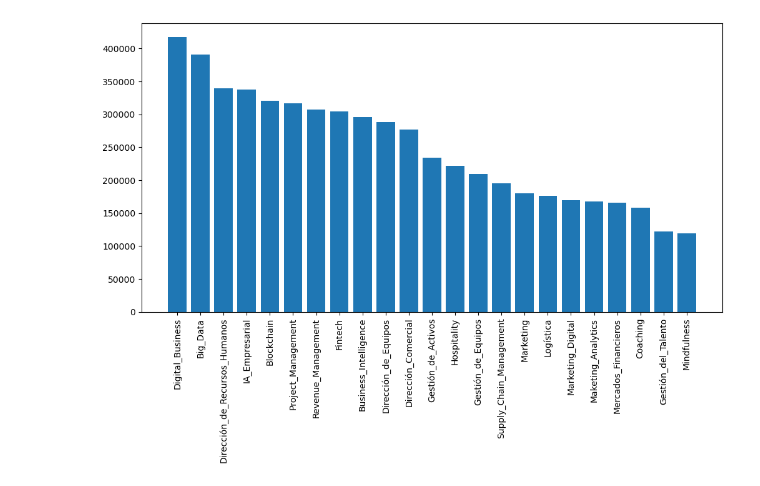
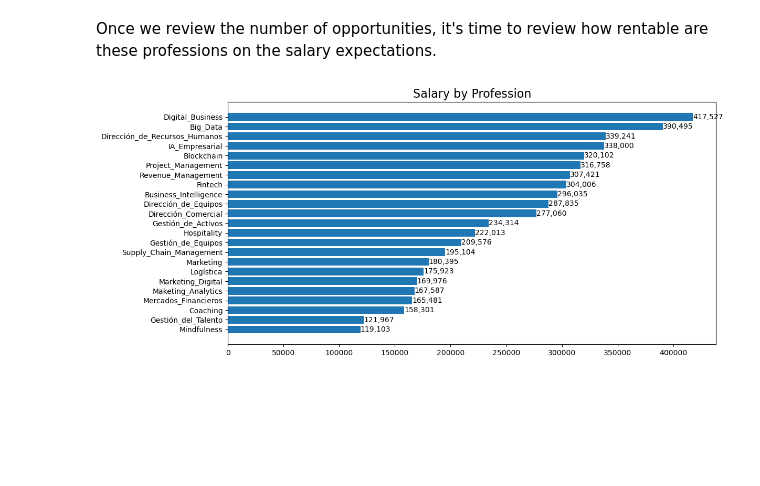
Before and after one commit to AlejandroViverosAyala/Alejandro_Viveros_Portfolio, a Jupyter notebook: Master/Master.ipynb, the cells around one changed output. Saved outputs shown, nothing was run; the diff lists cells and outputs as text; code cells hidden in the pictures; blank space fills up the shorter version.

```diff
--- a/Master/Master.ipynb
+++ b/Master/Master.ipynb
@@ -77,12 +79,12 @@ memory usage: 2.3+ KB
 #Calcule the mean and see what positions are under and what over
 
 df['Mean_P'] = round(df[['P_Computrabajo','P_OCC','P_Glassdoor','P_Indeed']].mean(axis=1))
+df_opportunities = df.sort_values('Mean_P',ascending=True)
 
-df_opportunities = df.sort_values('Mean_P',ascending=False)
-
+#Graphic creation
 
 plt.figure(figsize=(12,6))
-plt.barh(df_opportunities['Master'],df_opportunities['Mean_P'], color='skyblue')
+bars = plt.barh(df_opportunities['Master'],df_opportunities['Mean_P'], color='skyblue')
 
 for bar in bars:
     plt.text(
@@ -94,9 +96,6 @@ for bar in bars:
         fontsize=10
     )
 
-plt.xticks(rotation=90)
 plt.title('Opportunities by Proffesion', fontsize=16)
-plt.gca().invert_yaxis()
-
 plt.show()
 # %% [output]
@@ -104,11 +114,25 @@ plt.show()
+# %% [markdown]
+Once we review the number of opportunities, it's time to review how rentable are these professions on the salary expectations.
 # %%
+#Calcule the mean salary for the professions and create a data frame sorted
+
 df['Mean_S'] = round(df[['S_Computrabajo','S_Jooble','S_Indeed','S_Glassdoor','S_Talent_Mexico','S_Enter_level','S_Experienced_level']].mean(axis=1))
-df_salary = df.sort_values('Mean_S',ascending=False)
+df_salary = df.sort_values('Mean_S',ascending=True)
+
+#Graphic creation
+
 plt.figure(figsize = (12,6))
-
-
-plt.bar(df_salary['Master'],df_salary['Mean_S'])
-plt.xticks(rotation=90)
+bars = plt.barh(df_salary['Master'],df_salary['Mean_S'])
+for bar in bars:
+    plt.text(
+        bar.get_width(),
+        bar.get_y() + bar.get_height() / 2,
+        f'{bar.get_width():,.0f}',
+        va='center',
+        ha='left',
+        fontsize=10
+    )
+plt.title('Salary by Profession',fontsize=16)
 plt.show()
 # %% [output]
-[figure, old version]
+[figure, new version]
```
Also changed, not shown: parts of 7 cells of this notebook, 2 other files.
